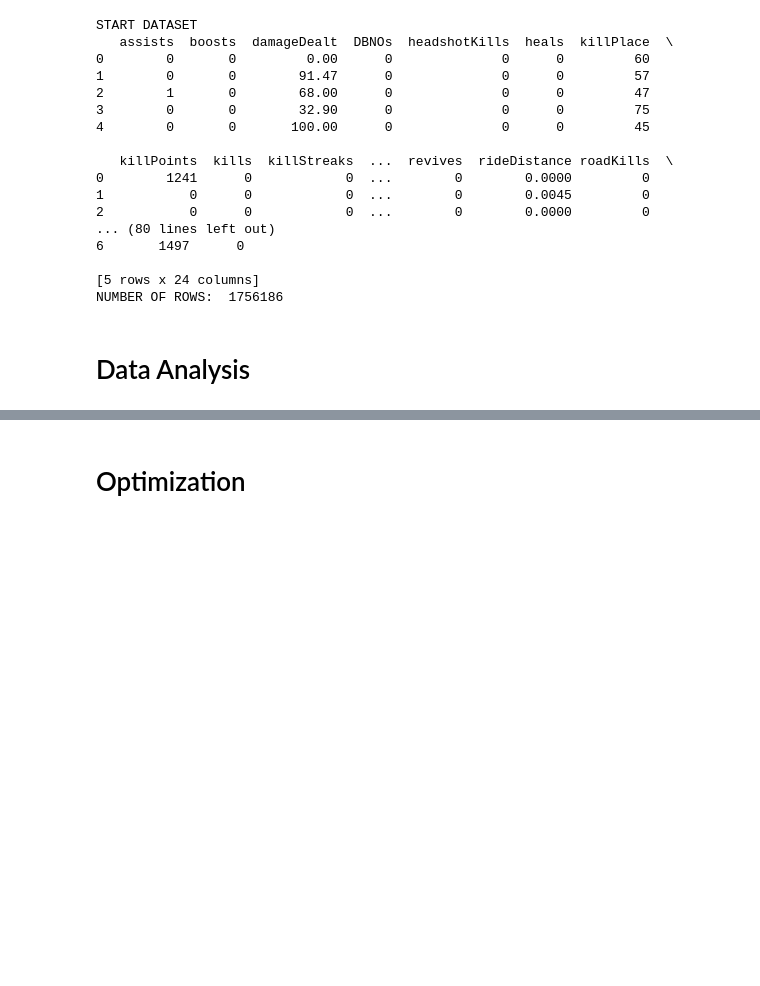
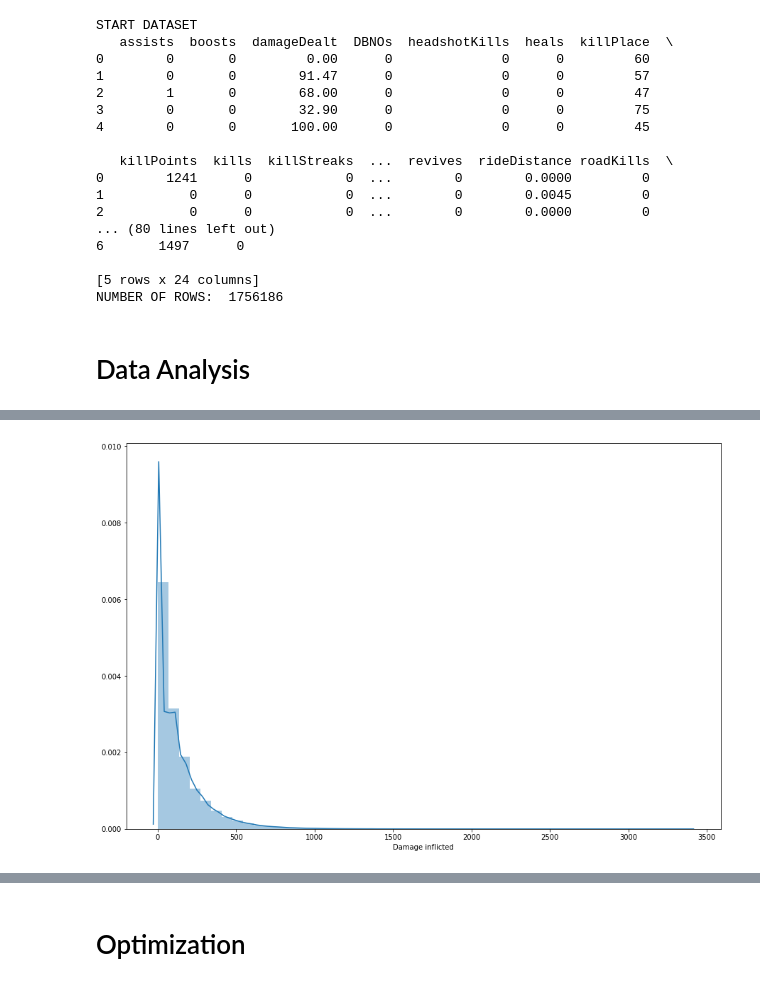
Before and after one commit to Villone96/PUBG-finish-placement-prediction, a Jupyter notebook: code/Advance_Machine_Learning_code.ipynb, the cells around one changed output, grey strips where cells are left out. Saved outputs shown, nothing was run; the diff lists cells and outputs as text; code cells hidden in the pictures; blank space fills up the shorter version.

```diff
--- a/code/Advance_Machine_Learning_code.ipynb
+++ b/code/Advance_Machine_Learning_code.ipynb
@@ -158,0 +218,4 @@ Name: label, dtype: int64
+# %%
+print_sns_hist(typology_data.damageDealt, "Damage inflicted")
+# %% [output]
+[figure, added]
```
Also changed, not shown: parts of 25 cells of this notebook.
